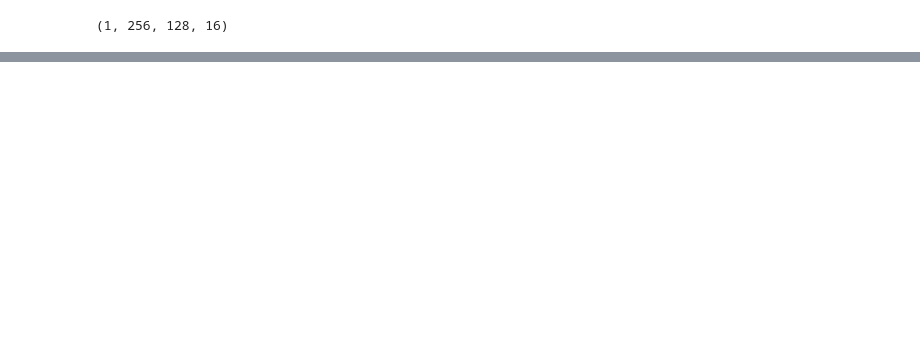
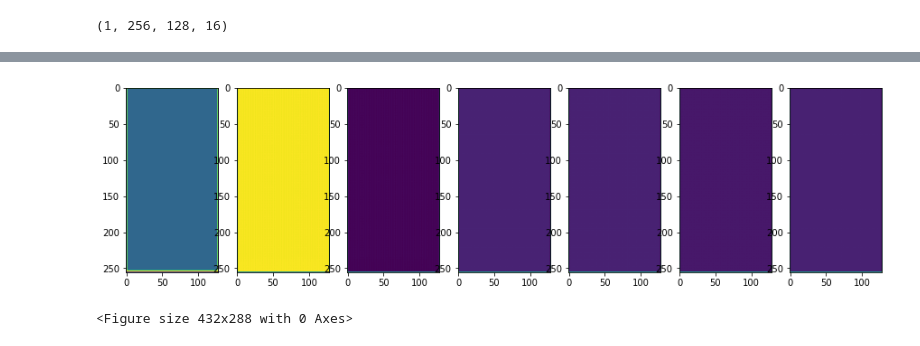
Before and after one commit to sangeetNSK/ChargridTF-GPU, a Jupyter notebook: Copy_of_ChargridTF.ipynb, the cells around one changed output, grey strips where cells are left out. Saved outputs shown, nothing was run; the diff lists cells and outputs as text; code cells hidden in the pictures; blank space fills up the shorter version.

```diff
--- a/Copy_of_ChargridTF.ipynb
+++ b/Copy_of_ChargridTF.ipynb
@@ -1546,0 +1609,9 @@ array([0.00378109, 0.0036415 , 0.0047735 , 0.00402205, 0.00483392,
+# %%
+gt_1h =test_out[0][0]
+np_bbox_anchor_mask=test_out[1][0]
+np_bbox_anchor_coord=test_out[2][0]
+
+plot_anchor(gt_1h, np_bbox_anchor_mask, np_bbox_anchor_coord)
+# %% [output]
+[figure, added]
+<Figure size 432x288 with 0 Axes>
```
Also changed, not shown: parts of 52 cells of this notebook.
